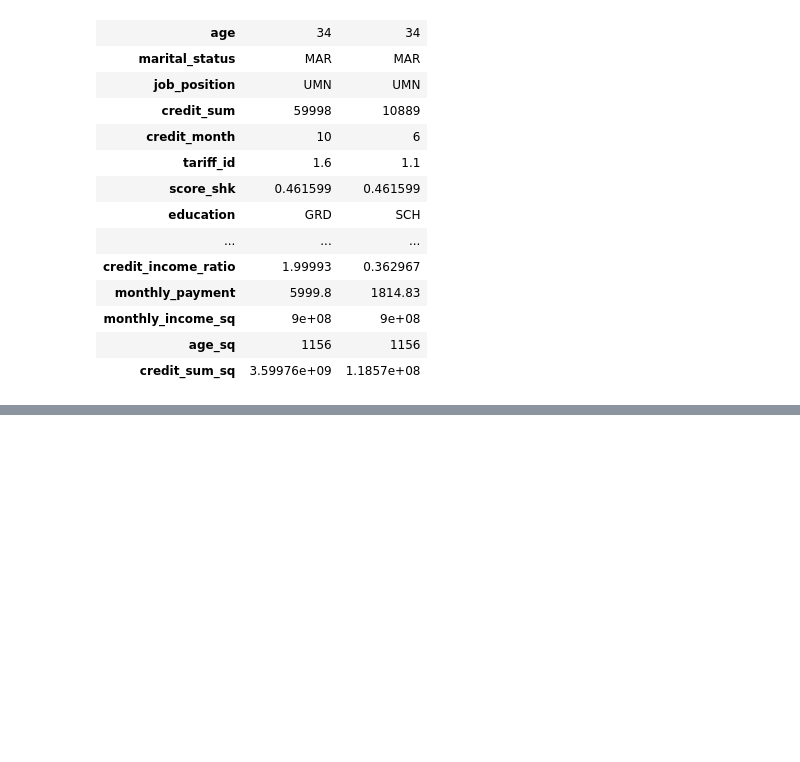
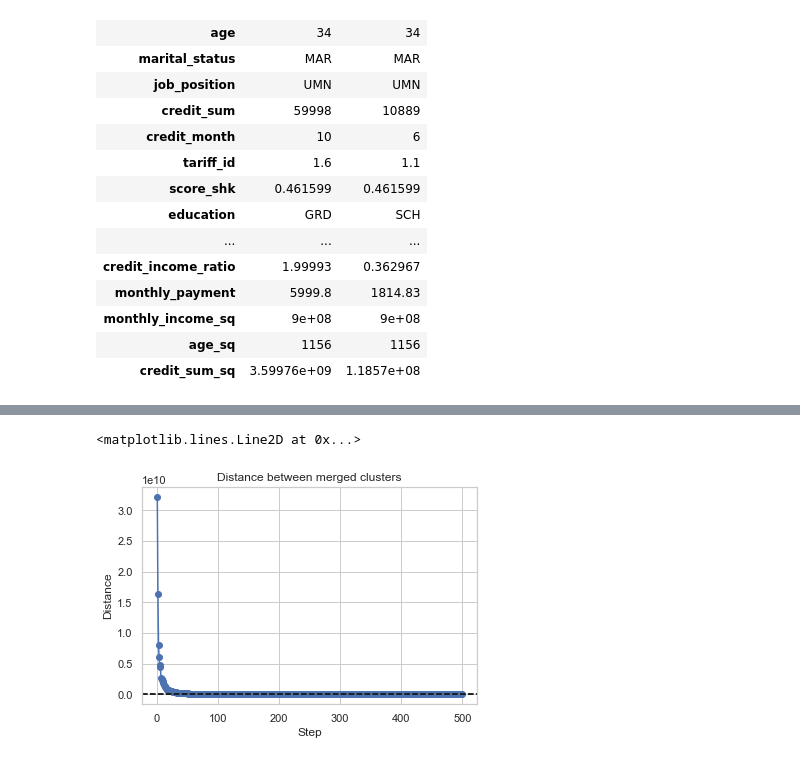
Before and after one commit to AlexAlexeyuk/it-academy-git, a Jupyter notebook: Clust_19_10.ipynb, the cells around one changed output, grey strips where cells are left out. Drawn from its saved outputs; the diff is of its cells as text; code cells hidden in the pictures; blank space fills up the shorter version.

```diff
--- a/Clust_19_10.ipynb
+++ b/Clust_19_10.ipynb
@@ -314,0 +445,3 @@ print(Sil2)
+# %%
+dist = link[:, 2]
+dist
@@ -314,0 +466,12 @@ print(Sil2)
+# %%
+dist_rev = dist[::-1]
+idxs = range(1, len(dist) + 1)
+plt.plot(idxs, dist_rev, marker='o')
+plt.title('Distance between merged clusters')
+plt.xlabel('Step')
+plt.ylabel('Distance')
+plt.axhline(8, c='k', linestyle='dashed')
+plt.axhline(8, c='k', linestyle='dashed')
+# %% [output]
+<matplotlib.lines.Line2D at 0x...>
+[figure, added]
```
Also changed, not shown: parts of 46 cells of this notebook.
